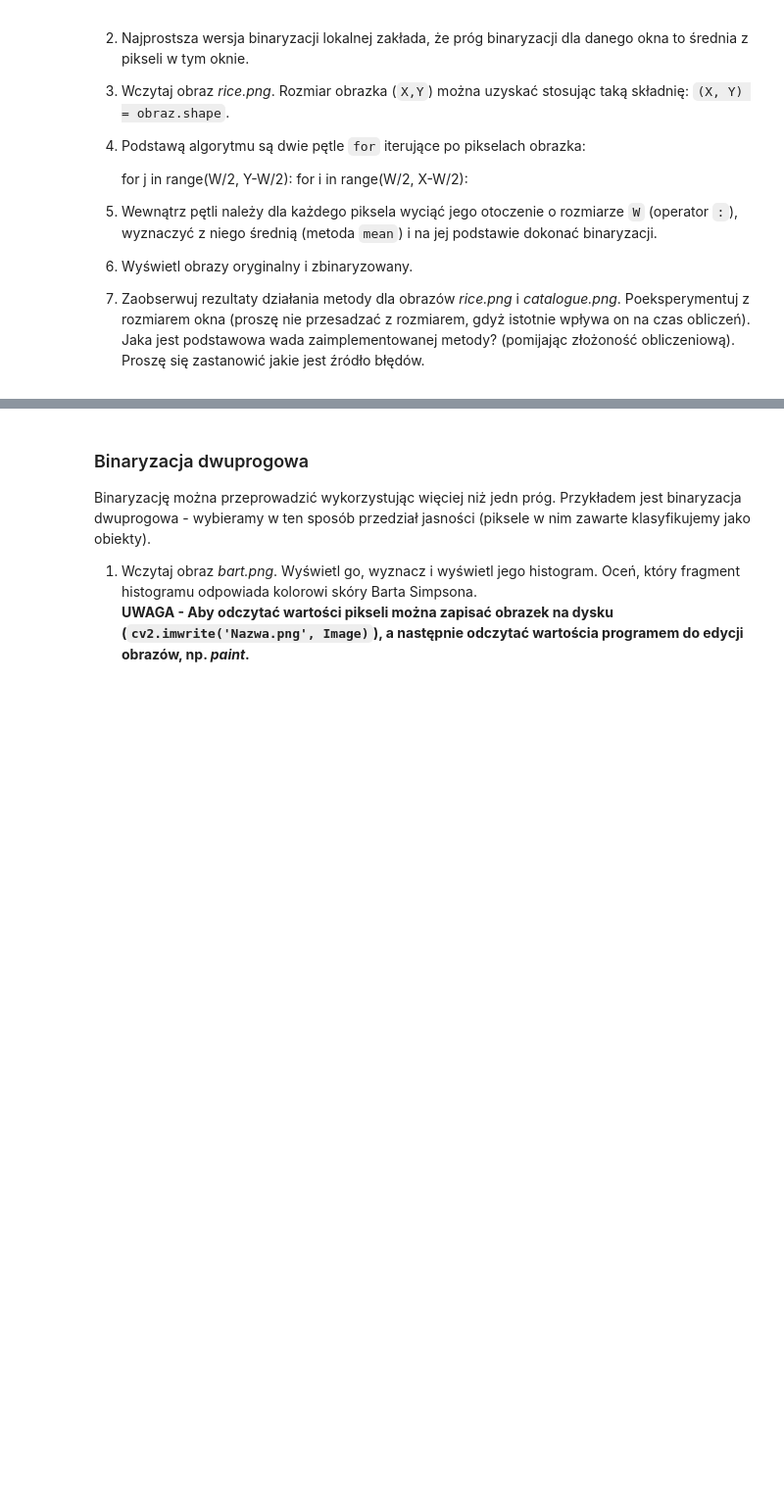
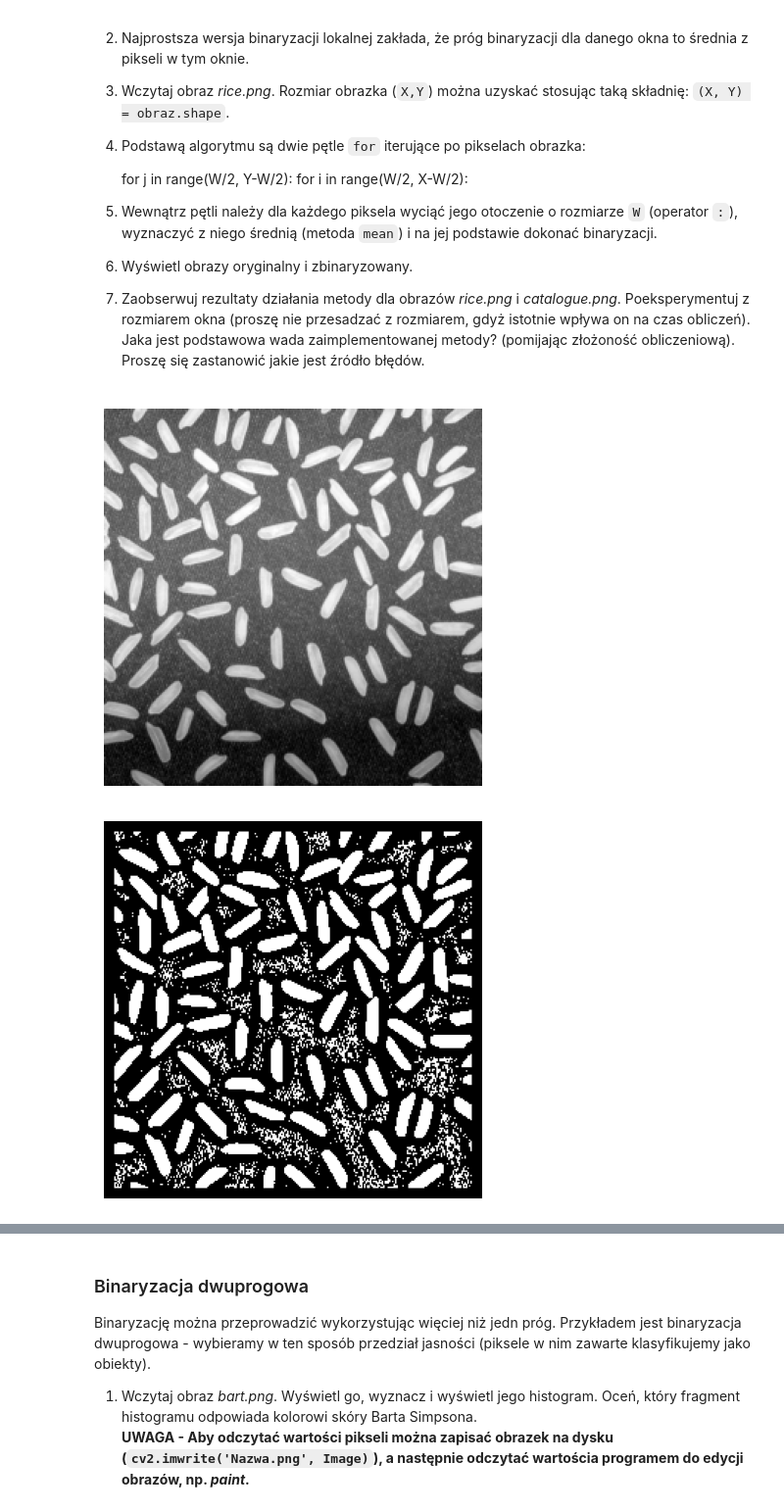
Before and after one commit to maciad/przetwarzanie_obrazow_cyfrowych, a Jupyter notebook: lab04/04_thresholding.ipynb, the cells around one changed output, grey strips where cells are left out. Shown at 98% size. Saved outputs shown, nothing was run; the diff lists cells and outputs as text; code cells hidden in the pictures; blank space fills up the shorter version.

```diff
--- a/lab04/04_thresholding.ipynb
+++ b/lab04/04_thresholding.ipynb
@@ -451,3 +451,34 @@ W jednym z wariantów polega ona na wyznaczeniu progu osobno dla każdego piksel
       Poeksperymentuj z rozmiarem okna (proszę nie przesadzać z rozmiarem, gdyż istotnie wpływa on na czas obliczeń).
       Jaka jest podstawowa wada zaimplementowanej metody? (pomijając złożoność obliczeniową).
       Proszę się zastanowić jakie jest źródło błędów.
+# %%
+def local_thresholding(image, window_size=15):
+    # Pobierz rozmiar obrazka.
+    X, Y = image.shape
+
+    # Stworzenie obrazu wynikowego.
+    binary_image = np.zeros_like(image, dtype=np.uint8)
+
+    # Pętle iterujące po pikselach obrazka.
+    for j in range(window_size // 2, Y - window_size // 2):
+        for i in range(window_size // 2, X - window_size // 2):
+            # Wytnij otoczenie piksela.
+            window = image[i - window_size // 2 : i + window_size // 2 + 1, j - window_size // 2 : j + window_size // 2 + 1]
+
+            # Wyznacz średnią z otoczenia.
+            mean_value = np.mean(window)
+
+            # Dokonaj binaryzacji na podstawie średniej.
+            binary_image[i, j] = 255 if image[i, j] > mean_value else 0
+
+    return binary_image
+# %%
+local_rice = local_thresholding(rice)
+local_catalogue = local_thresholding(catalogue)
+imshow(rice)
+imshow(local_rice)
+imshow(catalogue)
+imshow(local_catalogue)
+# %% [output]
+[figure, added]
+[figure, added]
```
Also changed, not shown: parts of 6 cells of this notebook.
